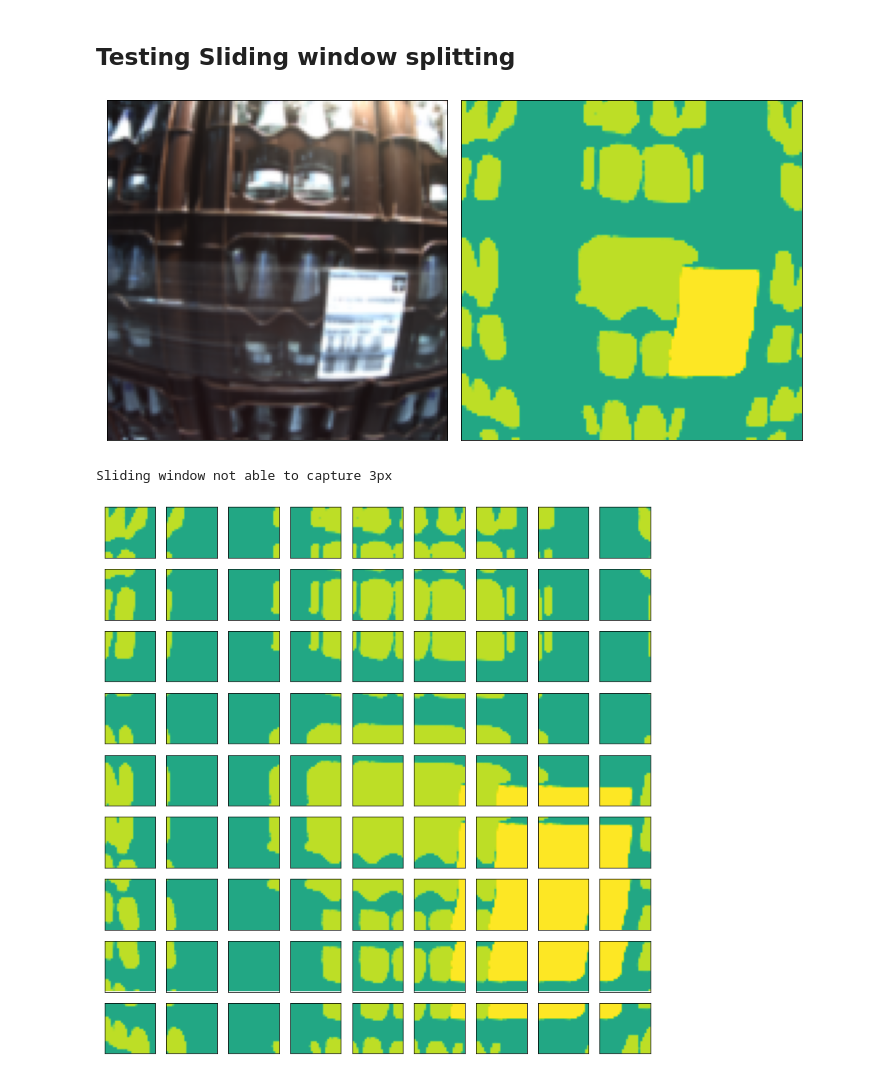
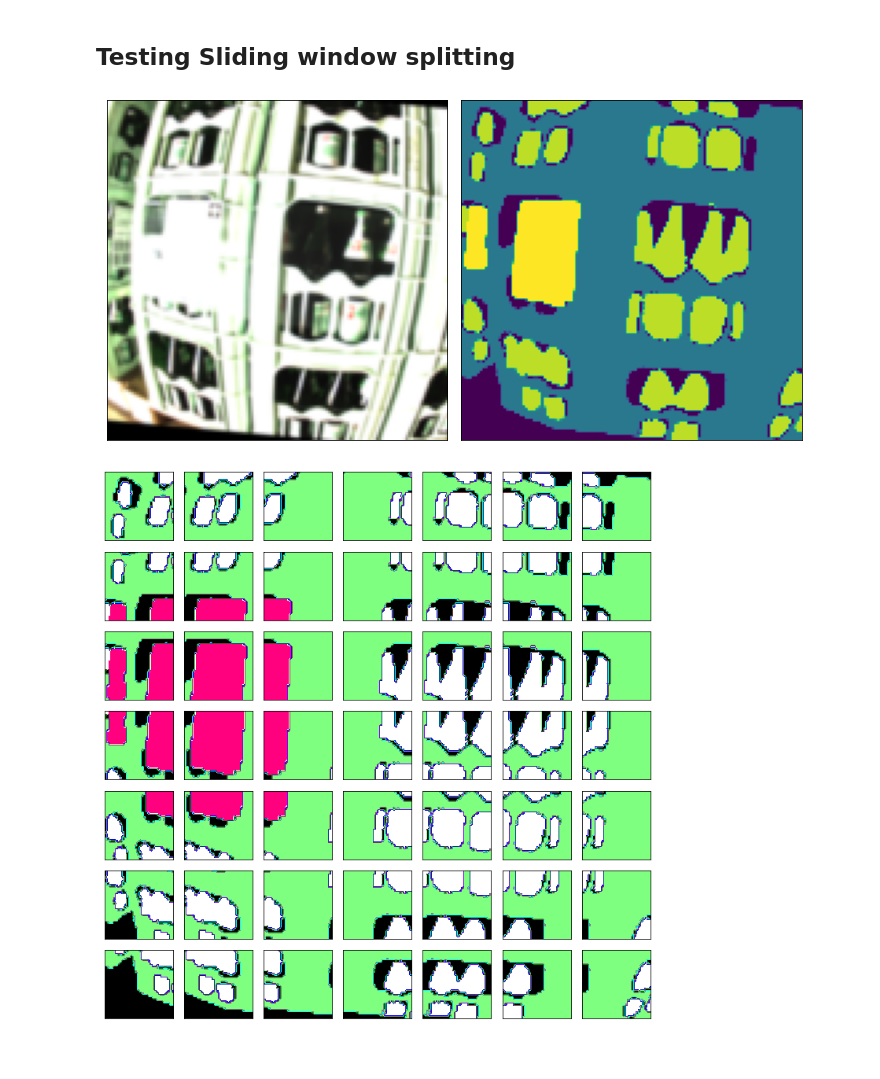
Before and after one commit to josephsv96/crate_classifier, a Jupyter notebook: test_sliding.ipynb, the cells around one changed output. Drawn from its saved outputs; the diff is of its cells as text; code cells hidden in the pictures.

Commit message:
sliding window refactor

```diff
--- a/test_sliding.ipynb
+++ b/test_sliding.ipynb
@@ -7,6 +10,8 @@ from pathlib import Path
 # %%
-DATASET_PATH = Path("C:/Users/josep/Documents/work/crate_classifier_dev/outputs/img_3_sample_train")
+DATASET_PATH = Path("C:/Users/josep/Documents/work/crate_classifier/outputs/images_augmented")
 # DATASET_PATH = Path("C:/Users/josep/Documents/work/crate_classifier_dev/outputs/img_3_sample_valid_centered_small")
+# %%
+PKG_1_PARAMS = load_json("pkg_1_config.json")
 # %%
 img_arr = load_npy(DATASET_PATH / "dataset_images_aug.npy") /255
 ann_arr = load_npy(DATASET_PATH / "dataset_annots_aug.npy")
@@ -17,10 +22,10 @@ ann_arr = load_npy(DATASET_PATH / "dataset_annots_aug.npy")
 from sliding import SlidingWindow
 import segmap
 # %%
-index = 5
+index = 7
 plt.figure(figsize=(10,8))
 plt.subplot(1,2,1)
-plt.imshow(img_arr[index,:,:,3:6])
+plt.imshow(bgr_to_rgb_img(img_arr[index,:,:,3:6]))
 plt.xticks([])
 plt.yticks([])
 
@@ -33,17 +38,15 @@ plt.yticks([])
 plt.tight_layout()
 plt.show()
 # %% [output]
-[figure, old version]
+[figure, new version]
 # %%
 sample_ann = ann_arr[index,:,:,:]
-my_scale = 5
-sliding_obj = SlidingWindow(sample_ann, w_scale=my_scale)
+my_scale = 4
+sliding_obj = SlidingWindow(sample_ann, w_scale=my_scale, PARAMS= PKG_1_PARAMS)
-# %% [output]
-Sliding window not able to capture 3px
 # %%
-sliding_obj.show_slices()
+sliding_obj.show_slices(num_class=10)
 # %% [output]
-[figure, old version]
+[figure, new version]
 # %%
 print(f"annot_arr.shape: {sample_ann.shape}")
 print(f"N_dim: {sliding_obj.N_dim}")
```
Also changed, not shown: parts of 7 cells of this notebook, 6 other files.
